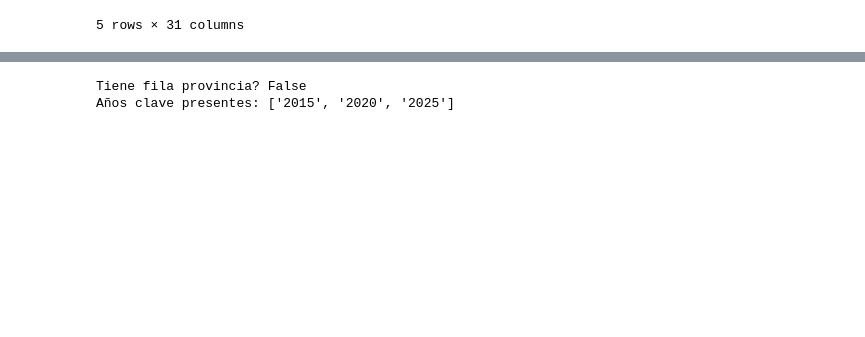
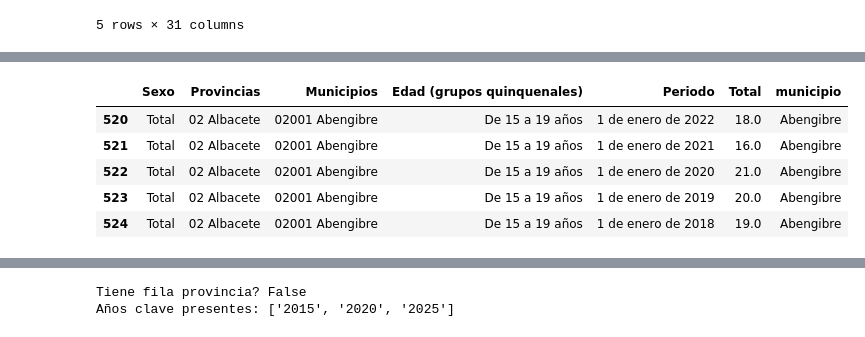
Before and after one commit to juancmogordoy1/gym-market-analysis-albacete, a Jupyter notebook: notebooks/05_demographic_growth.ipynb, the cells around one changed output, grey strips where cells are left out. Drawn from its saved outputs; the diff is of its cells as text; code cells hidden in the pictures; blank space fills up the shorter version.

Commit message:
edad

```diff
--- a/notebooks/05_demographic_growth.ipynb
+++ b/notebooks/05_demographic_growth.ipynb
@@ -120,0 +139,5 @@ ine.head()
+# %%
+# Quitar filas que no tienen municipio (totales de provincia)
+df_age = df_age[df_age["Municipios"].notna()].copy()
+
+df_age.head()
@@ -120,0 +151,11 @@ ine.head()
+# %%
+# Limpiar nombre del municipio (quitar código INE)
+
+df_age["municipio"] = (
+    df_age["Municipios"]
+    .astype(str)
+    .str.replace(r"^\d+\s+", "", regex=True)
+    .str.strip()
+)
+
+df_age[["Municipios", "municipio"]].head(10)
@@ -120,0 +195,28 @@ ine.head()
+# %%
+# Grupos de edad para población fitness (15-64 años)
+
+fitness_groups = [
+    "De 15 a 19 años",
+    "De 20 a 24 años",
+    "De 25 a 29 años",
+    "De 30 a 34 años",
+    "De 35 a 39 años",
+    "De 40 a 44 años",
+    "De 45 a 49 años",
+    "De 50 a 54 años",
+    "De 55 a 59 años",
+    "De 60 a 64 años"
+]
+
+df_fitness = df_age[
+    df_age["Edad (grupos quinquenales)"].isin(fitness_groups)
+].copy()
+
+df_fitness.head()
+# %% [output]
+|  | Sexo | Provincias | Municipios | Edad (grupos quinquenales) | Periodo | Total | municipio |
+| 520 | Total | 02 Albacete | 02001 Abengibre | De 15 a 19 años | 1 de enero de 2022 | 18.0 | Abengibre |
+| 521 | Total | 02 Albacete | 02001 Abengibre | De 15 a 19 años | 1 de enero de 2021 | 16.0 | Abengibre |
+| 522 | Total | 02 Albacete | 02001 Abengibre | De 15 a 19 años | 1 de enero de 2020 | 21.0 | Abengibre |
+| 523 | Total | 02 Albacete | 02001 Abengibre | De 15 a 19 años | 1 de enero de 2019 | 20.0 | Abengibre |
+| 524 | Total | 02 Albacete | 02001 Abengibre | De 15 a 19 años | 1 de enero de 2018 | 19.0 | Abengibre |
```
Also changed, not shown: parts of 10 cells of this notebook, 3 other files.
